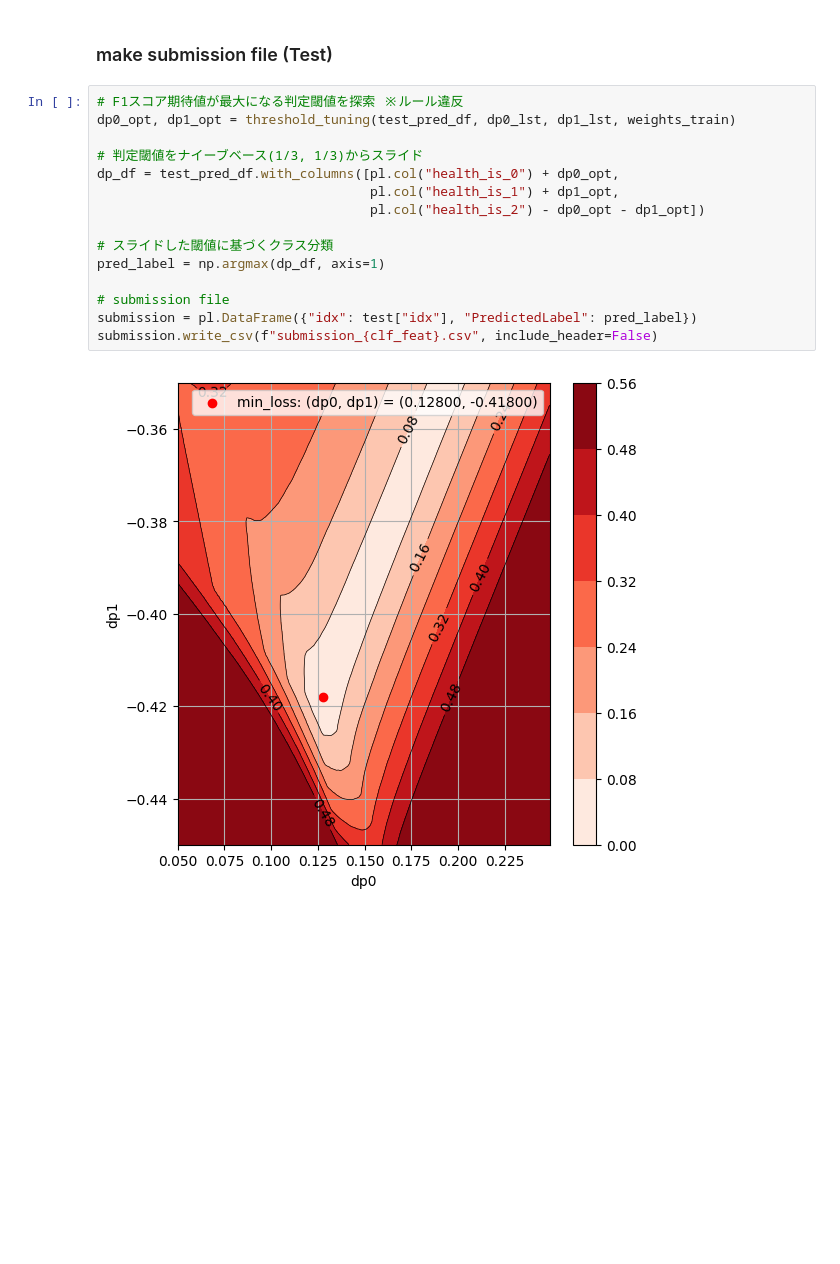
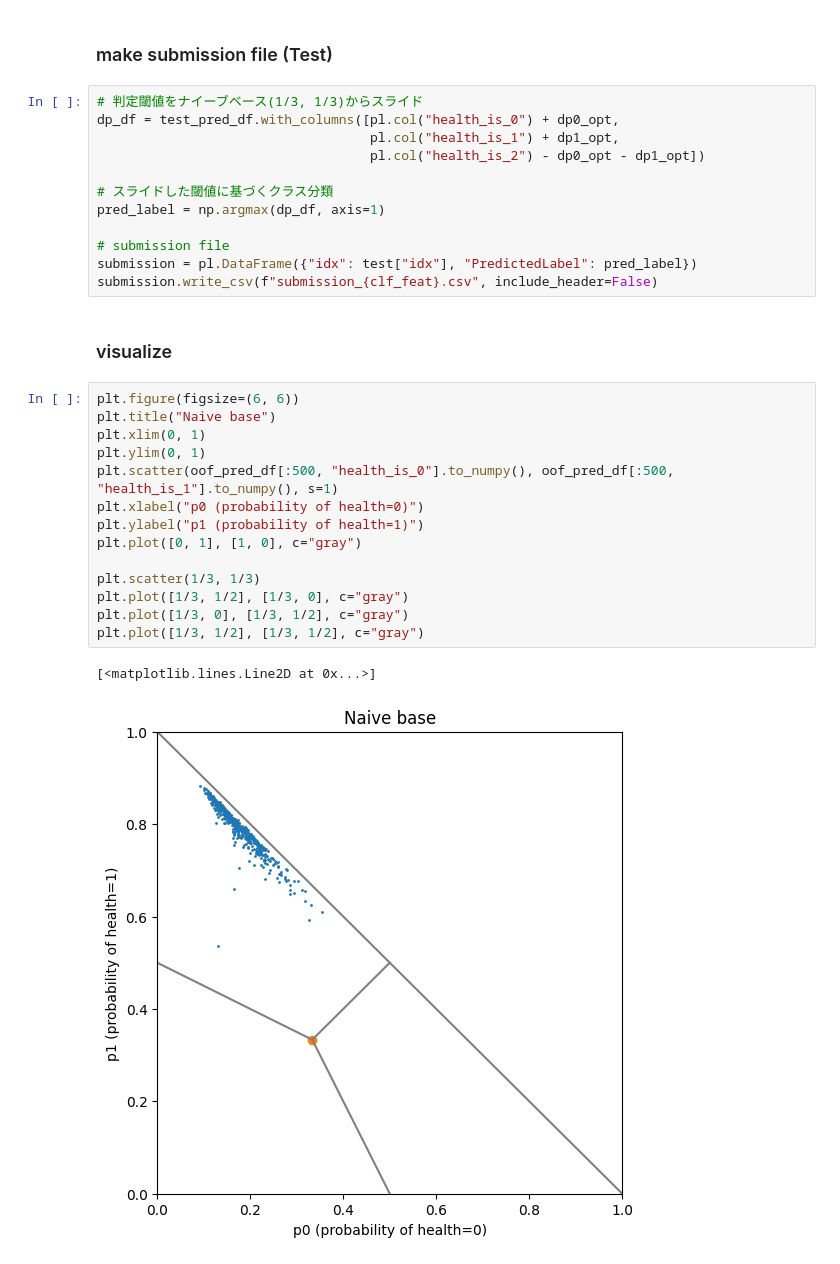
Before and after one commit to nkai8102/green, a Jupyter notebook: 30_postprocess.ipynb, the cells around one changed output. Cells and saved outputs as stored; diff of their text form; blank space fills up the shorter version.

```diff
--- a/30_postprocess.ipynb
+++ b/30_postprocess.ipynb
@@ -116,9 +157,6 @@ CV score: f1 = 0.38449425912886337
 # %% [markdown]
 ### make submission file (Test)
 # %%
-# F1スコア期待値が最大になる判定閾値を探索 ※ルール違反
-dp0_opt, dp1_opt = threshold_tuning(test_pred_df, dp0_lst, dp1_lst, weights_train)
-
 # 判定閾値をナイーブベース(1/3, 1/3)からスライド
 dp_df = test_pred_df.with_columns([pl.col("health_is_0") + dp0_opt,
                                    pl.col("health_is_1") + dp1_opt,
@@ -130,5 +168,22 @@ pred_label = np.argmax(dp_df, axis=1)
 # submission file
 submission = pl.DataFrame({"idx": test["idx"], "PredictedLabel": pred_label})
 submission.write_csv(f"submission_{clf_feat}.csv", include_header=False)
-# %% [output]
-[figure, removed]
+# %% [markdown]
+### visualize
+# %%
+plt.figure(figsize=(6, 6))
+plt.title("Naive base")
+plt.xlim(0, 1)
+plt.ylim(0, 1)
+plt.scatter(oof_pred_df[:500, "health_is_0"].to_numpy(), oof_pred_df[:500, "health_is_1"].to_numpy(), s=1)
+plt.xlabel("p0 (probability of health=0)")
+plt.ylabel("p1 (probability of health=1)")
+plt.plot([0, 1], [1, 0], c="gray")
+
+plt.scatter(1/3, 1/3)
+plt.plot([1/3, 1/2], [1/3, 0], c="gray")
+plt.plot([1/3, 0], [1/3, 1/2], c="gray")
+plt.plot([1/3, 1/2], [1/3, 1/2], c="gray")
+# %% [output]
+[<matplotlib.lines.Line2D at 0x...>]
+[figure, added]
```
Also changed, not shown: parts of 6 cells of this notebook, 30 other files.
